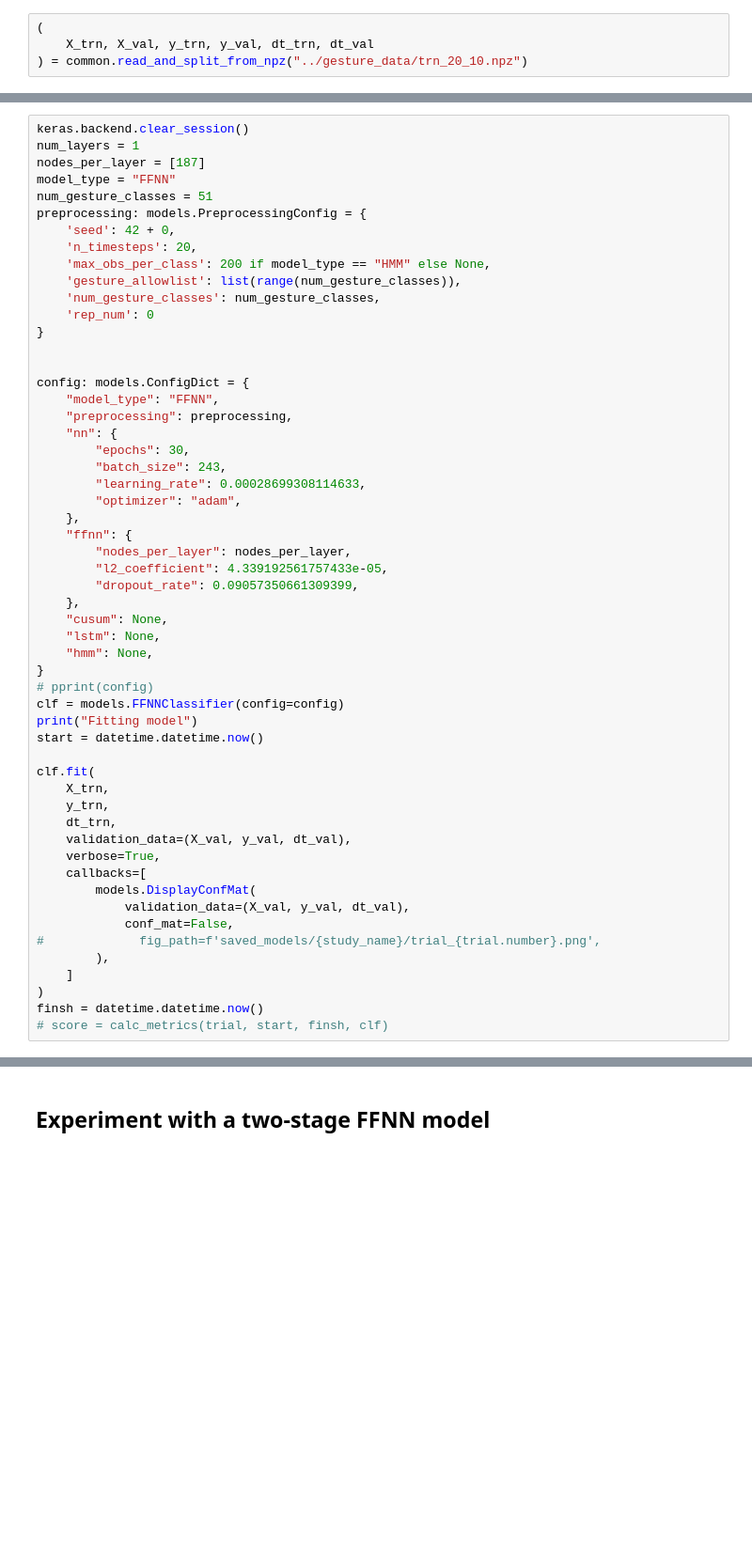
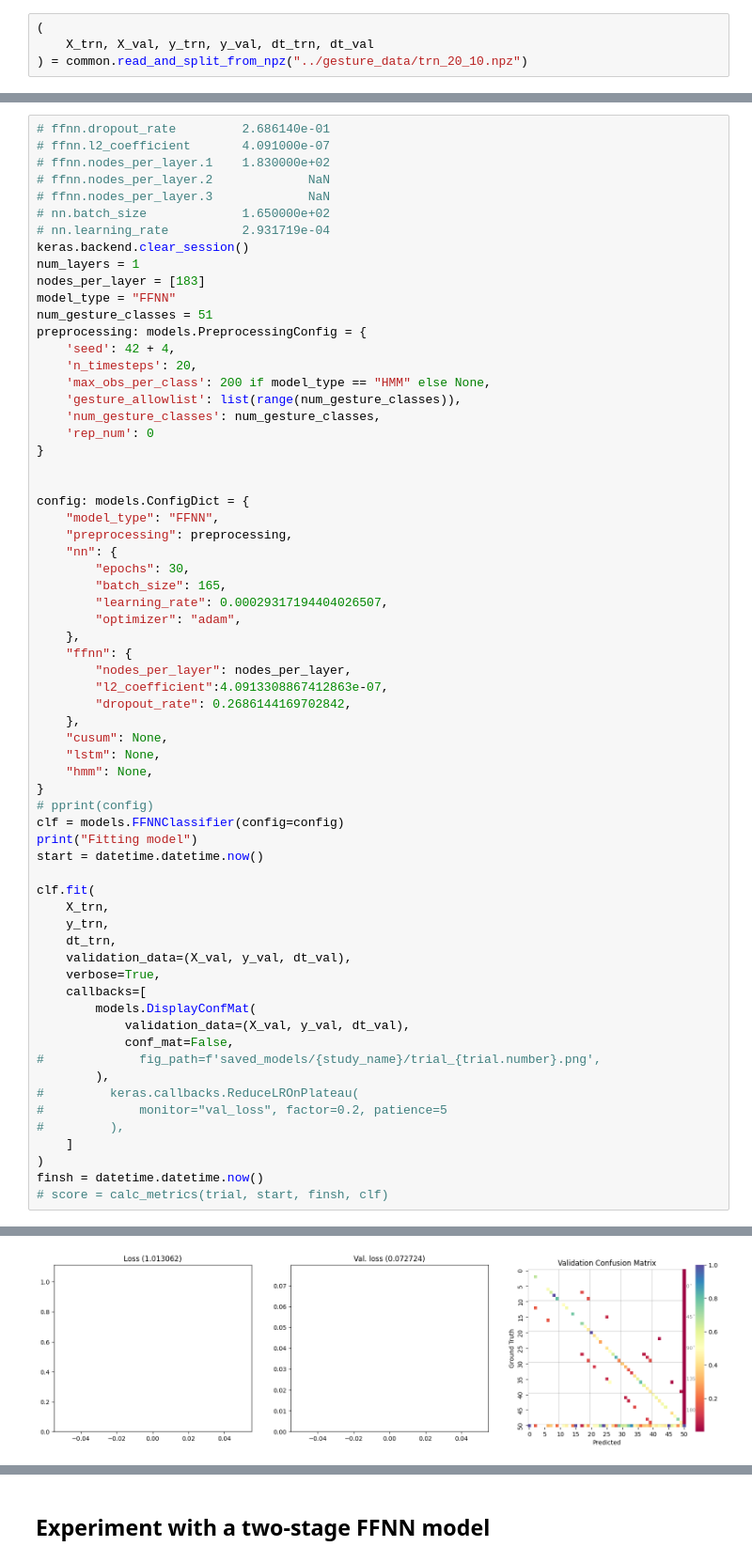
Before and after one commit to beyarkay/masters-code, a Jupyter notebook: src/notebooks/model-experimentation.ipynb, the cells around one changed output, grey strips where cells are left out. Shown at 94% size. Saved outputs shown, nothing was run; the diff lists cells and outputs as text; blank space fills up the shorter version.

```diff
--- a/src/notebooks/model-experimentation.ipynb
+++ b/src/notebooks/model-experimentation.ipynb
@@ -45,11 +48,18 @@ from sklearn.metrics import classification_report
 # %%
+# ffnn.dropout_rate         2.686140e-01
+# ffnn.l2_coefficient       4.091000e-07
+# ffnn.nodes_per_layer.1    1.830000e+02
+# ffnn.nodes_per_layer.2             NaN
+# ffnn.nodes_per_layer.3             NaN
+# nn.batch_size             1.650000e+02
+# nn.learning_rate          2.931719e-04
 keras.backend.clear_session()
 num_layers = 1
-nodes_per_layer = [187]
+nodes_per_layer = [183]
 model_type = "FFNN"
 num_gesture_classes = 51
 preprocessing: models.PreprocessingConfig = {
-    'seed': 42 + 0,
+    'seed': 42 + 4,
     'n_timesteps': 20,
     'max_obs_per_class': 200 if model_type == "HMM" else None,
     'gesture_allowlist': list(range(num_gesture_classes)),
@@ -63,14 +73,14 @@ config: models.ConfigDict = {
     "preprocessing": preprocessing,
     "nn": {
         "epochs": 30,
-        "batch_size": 243,
-        "learning_rate": 0.00028699308114633,
+        "batch_size": 165,
+        "learning_rate": 0.00029317194404026507,
         "optimizer": "adam",
     },
     "ffnn": {
         "nodes_per_layer": nodes_per_layer,
-        "l2_coefficient": 4.339192561757433e-05,
-        "dropout_rate": 0.09057350661309399,
+        "l2_coefficient":4.0913308867412863e-07,
+        "dropout_rate": 0.2686144169702842,
     },
     "cusum": None,
     "lstm": None,
@@ -93,7 +103,11 @@ clf.fit(
             conf_mat=False,
 #             fig_path=f'saved_models/{study_name}/trial_{trial.number}.png',
         ),
+#         keras.callbacks.ReduceLROnPlateau(
+#             monitor="val_loss", factor=0.2, patience=5
+#         ),
     ]
 )
 finsh = datetime.datetime.now()
 # score = calc_metrics(trial, start, finsh, clf)
+# %% [output]
@@ -99,0 +135 @@ finsh = datetime.datetime.now()
+[figure, added]
```
Also changed, not shown: parts of 15 cells of this notebook, 3 other files.
